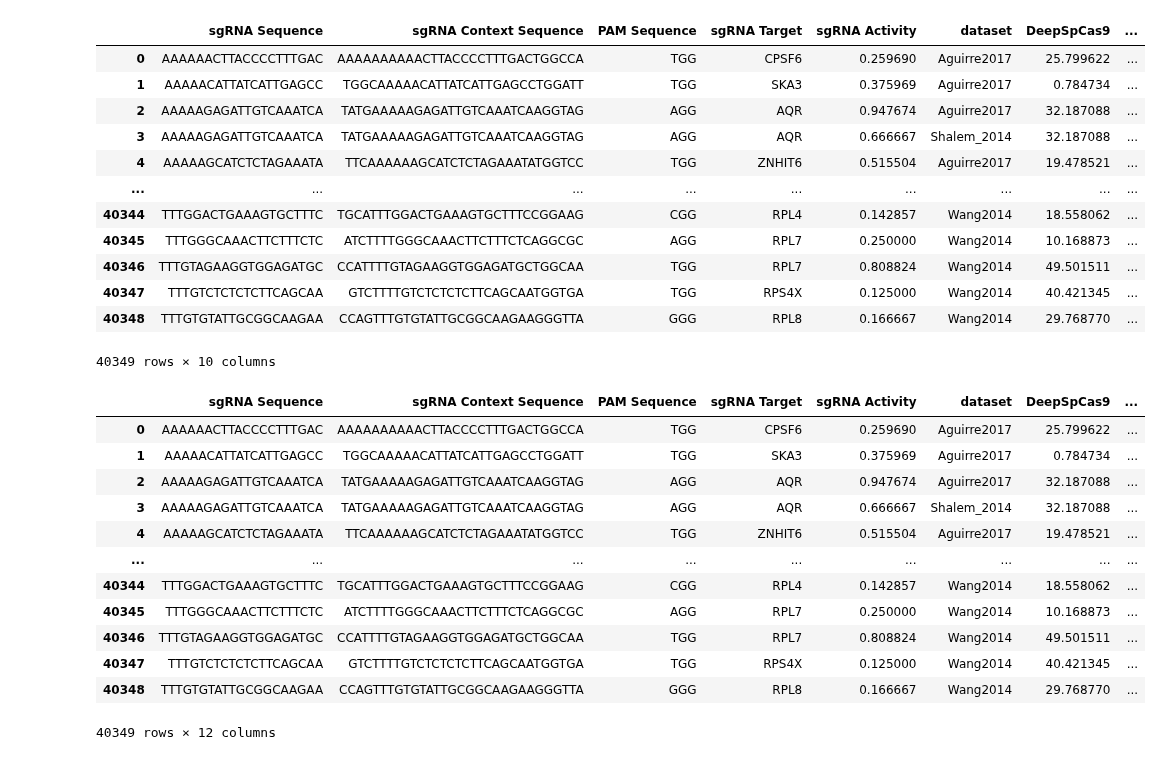
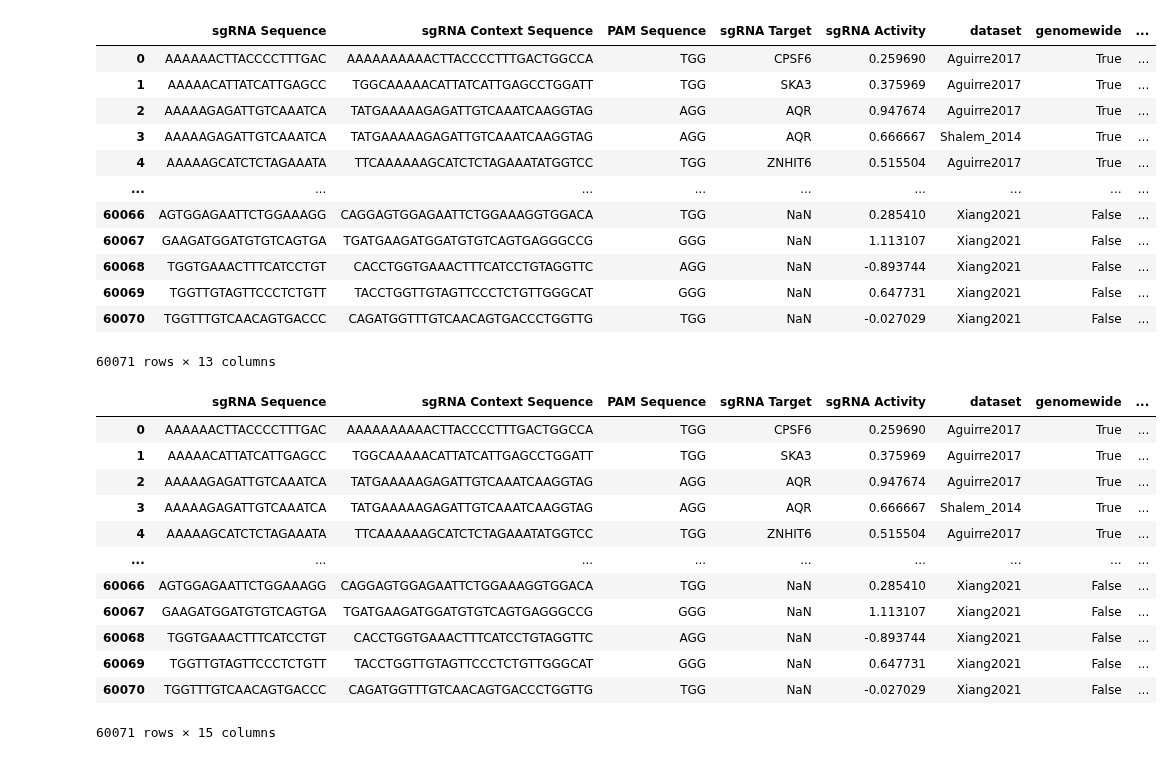
Before and after one commit to gpp-rnd/rs_dev, a Jupyter notebook: code/07_test_seq_model.ipynb, the cells around one changed output. Drawn from its saved outputs; the diff is of its cells as text; code cells hidden in the pictures.

```diff
--- a/code/07_test_seq_model.ipynb
+++ b/code/07_test_seq_model.ipynb
@@ -20,6 +21,7 @@ for ds in dataset_list:
     dataset_activity = ds.get_sg_df(include_group=True,
                                     include_activity=True)
     dataset_activity['dataset'] = ds.name
+    dataset_activity['genomewide'] = ds.genomewide
     dataset_activity_list.append(dataset_activity)
 dataset_activity_df = (pd.concat(dataset_activity_list)
                        .reset_index(drop=True))
@@ -41,31 +43,32 @@ dataset_activity_df
 # %%
 model_prediction_list = [deepspcas9_predictions,
-                         rule_set2_predictions]
+                         rule_set2_predictions,
+                         crispron_predictions]
 for model_prediction in model_prediction_list:
     model_prediction.load_model_predictions()
     model_prediction.set_sgrnas()
     dataset_activity_df = dataset_activity_df.merge(model_prediction.prediction_df,
                                                     how='inner',
                                                     on=['sgRNA Sequence',
                                                         'sgRNA Context Sequence',
                                                         'PAM Sequence'])
     dataset_activity_df[model_prediction.name + ' train'] = (dataset_activity_df['sgRNA Sequence']
                                                              .isin(model_prediction.sgrnas))
 dataset_activity_df
 # %% [output]
-|  | sgRNA Sequence | sgRNA Context Sequence | PAM Sequence | sgRNA Target | sgRNA Activity | dataset | DeepSpCas9 | ... |
-| 0 | AAAAAACTTACCCCTTTGAC | AAAAAAAAAACTTACCCCTTTGACTGGCCA | TGG | CPSF6 | 0.259690 | Aguirre2017 | 25.799622 | ... |
-| 1 | AAAAACATTATCATTGAGCC | TGGCAAAAACATTATCATTGAGCCTGGATT | TGG | SKA3 | 0.375969 | Aguirre2017 | 0.784734 | ... |
-| 2 | AAAAAGAGATTGTCAAATCA | TATGAAAAAGAGATTGTCAAATCAAGGTAG | AGG | AQR | 0.947674 | Aguirre2017 | 32.187088 | ... |
-| 3 | AAAAAGAGATTGTCAAATCA | TATGAAAAAGAGATTGTCAAATCAAGGTAG | AGG | AQR | 0.666667 | Shalem_2014 | 32.187088 | ... |
-| 4 | AAAAAGCATCTCTAGAAATA | TTCAAAAAAGCATCTCTAGAAATATGGTCC | TGG | ZNHIT6 | 0.515504 | Aguirre2017 | 19.478521 | ... |
+|  | sgRNA Sequence | sgRNA Context Sequence | PAM Sequence | sgRNA Target | sgRNA Activity | dataset | genomewide | ... |
+| 0 | AAAAAACTTACCCCTTTGAC | AAAAAAAAAACTTACCCCTTTGACTGGCCA | TGG | CPSF6 | 0.259690 | Aguirre2017 | True | ... |
+| 1 | AAAAACATTATCATTGAGCC | TGGCAAAAACATTATCATTGAGCCTGGATT | TGG | SKA3 | 0.375969 | Aguirre2017 | True | ... |
+| 2 | AAAAAGAGATTGTCAAATCA | TATGAAAAAGAGATTGTCAAATCAAGGTAG | AGG | AQR | 0.947674 | Aguirre2017 | True | ... |
+| 3 | AAAAAGAGATTGTCAAATCA | TATGAAAAAGAGATTGTCAAATCAAGGTAG | AGG | AQR | 0.666667 | Shalem_2014 | True | ... |
+| 4 | AAAAAGCATCTCTAGAAATA | TTCAAAAAAGCATCTCTAGAAATATGGTCC | TGG | ZNHIT6 | 0.515504 | Aguirre2017 | True | ... |
 | ... | ... | ... | ... | ... | ... | ... | ... | ... |
-| 40344 | TTTGGACTGAAAGTGCTTTC | TGCATTTGGACTGAAAGTGCTTTCCGGAAG | CGG | RPL4 | 0.142857 | Wang2014 | 18.558062 | ... |
-| 40345 | TTTGGGCAAACTTCTTTCTC | ATCTTTTGGGCAAACTTCTTTCTCAGGCGC | AGG | RPL7 | 0.250000 | Wang2014 | 10.168873 | ... |
-| 40346 | TTTGTAGAAGGTGGAGATGC | CCATTTTGTAGAAGGTGGAGATGCTGGCAA | TGG | RPL7 | 0.808824 | Wang2014 | 49.501511 | ... |
-| 40347 | TTTGTCTCTCTCTTCAGCAA | GTCTTTTGTCTCTCTCTTCAGCAATGGTGA | TGG | RPS4X | 0.125000 | Wang2014 | 40.421345 | ... |
-| 40348 | TTTGTGTATTGCGGCAAGAA | CCAGTTTGTGTATTGCGGCAAGAAGGGTTA | GGG | RPL8 | 0.166667 | Wang2014 | 29.768770 | ... |
+| 60066 | AGTGGAGAATTCTGGAAAGG | CAGGAGTGGAGAATTCTGGAAAGGTGGACA | TGG | NaN | 0.285410 | Xiang2021 | False | ... |
+| 60067 | GAAGATGGATGTGTCAGTGA | TGATGAAGATGGATGTGTCAGTGAGGGCCG | GGG | NaN | 1.113107 | Xiang2021 | False | ... |
+| 60068 | TGGTGAAACTTTCATCCTGT | CACCTGGTGAAACTTTCATCCTGTAGGTTC | AGG | NaN | -0.893744 | Xiang2021 | False | ... |
+| 60069 | TGGTTGTAGTTCCCTCTGTT | TACCTGGTTGTAGTTCCCTCTGTTGGGCAT | GGG | NaN | 0.647731 | Xiang2021 | False | ... |
+| 60070 | TGGTTTGTCAACAGTGACCC | CAGATGGTTTGTCAACAGTGACCCTGGTTG | TGG | NaN | -0.027029 | Xiang2021 | False | ... |
-40349 rows × 10 columns
+60071 rows × 13 columns
 # %%
 train_data_list = list()
 for ds in dataset_list:
@@ -83,19 +86,19 @@ dataset_activity_df['Rule Set 3'] = model.predict(X)
 dataset_activity_df['Rule Set 3 train'] = dataset_activity_df['sgRNA Sequence'].isin(train_data_sgs)
 dataset_activity_df
 # %% [output]
-|  | sgRNA Sequence | sgRNA Context Sequence | PAM Sequence | sgRNA Target | sgRNA Activity | dataset | DeepSpCas9 | ... |
-| 0 | AAAAAACTTACCCCTTTGAC | AAAAAAAAAACTTACCCCTTTGACTGGCCA | TGG | CPSF6 | 0.259690 | Aguirre2017 | 25.799622 | ... |
-| 1 | AAAAACATTATCATTGAGCC | TGGCAAAAACATTATCATTGAGCCTGGATT | TGG | SKA3 | 0.375969 | Aguirre2017 | 0.784734 | ... |
-| 2 | AAAAAGAGATTGTCAAATCA | TATGAAAAAGAGATTGTCAAATCAAGGTAG | AGG | AQR | 0.947674 | Aguirre2017 | 32.187088 | ... |
-| 3 | AAAAAGAGATTGTCAAATCA | TATGAAAAAGAGATTGTCAAATCAAGGTAG | AGG | AQR | 0.666667 | Shalem_2014 | 32.187088 | ... |
-| 4 | AAAAAGCATCTCTAGAAATA | TTCAAAAAAGCATCTCTAGAAATATGGTCC | TGG | ZNHIT6 | 0.515504 | Aguirre2017 | 19.478521 | ... |
+|  | sgRNA Sequence | sgRNA Context Sequence | PAM Sequence | sgRNA Target | sgRNA Activity | dataset | genomewide | ... |
+| 0 | AAAAAACTTACCCCTTTGAC | AAAAAAAAAACTTACCCCTTTGACTGGCCA | TGG | CPSF6 | 0.259690 | Aguirre2017 | True | ... |
+| 1 | AAAAACATTATCATTGAGCC | TGGCAAAAACATTATCATTGAGCCTGGATT | TGG | SKA3 | 0.375969 | Aguirre2017 | True | ... |
+| 2 | AAAAAGAGATTGTCAAATCA | TATGAAAAAGAGATTGTCAAATCAAGGTAG | AGG | AQR | 0.947674 | Aguirre2017 | True | ... |
+| 3 | AAAAAGAGATTGTCAAATCA | TATGAAAAAGAGATTGTCAAATCAAGGTAG | AGG | AQR | 0.666667 | Shalem_2014 | True | ... |
+| 4 | AAAAAGCATCTCTAGAAATA | TTCAAAAAAGCATCTCTAGAAATATGGTCC | TGG | ZNHIT6 | 0.515504 | Aguirre2017 | True | ... |
 | ... | ... | ... | ... | ... | ... | ... | ... | ... |
-| 40344 | TTTGGACTGAAAGTGCTTTC | TGCATTTGGACTGAAAGTGCTTTCCGGAAG | CGG | RPL4 | 0.142857 | Wang2014 | 18.558062 | ... |
-| 40345 | TTTGGGCAAACTTCTTTCTC | ATCTTTTGGGCAAACTTCTTTCTCAGGCGC | AGG | RPL7 | 0.250000 | Wang2014 | 10.168873 | ... |
-| 40346 | TTTGTAGAAGGTGGAGATGC | CCATTTTGTAGAAGGTGGAGATGCTGGCAA | TGG | RPL7 | 0.808824 | Wang2014 | 49.501511 | ... |
-| 40347 | TTTGTCTCTCTCTTCAGCAA | GTCTTTTGTCTCTCTCTTCAGCAATGGTGA | TGG | RPS4X | 0.125000 | Wang2014 | 40.421345 | ... |
-| 40348 | TTTGTGTATTGCGGCAAGAA | CCAGTTTGTGTATTGCGGCAAGAAGGGTTA | GGG | RPL8 | 0.166667 | Wang2014 | 29.768770 | ... |
+| 60066 | AGTGGAGAATTCTGGAAAGG | CAGGAGTGGAGAATTCTGGAAAGGTGGACA | TGG | NaN | 0.285410 | Xiang2021 | False | ... |
+| 60067 | GAAGATGGATGTGTCAGTGA | TGATGAAGATGGATGTGTCAGTGAGGGCCG | GGG | NaN | 1.113107 | Xiang2021 | False | ... |
+| 60068 | TGGTGAAACTTTCATCCTGT | CACCTGGTGAAACTTTCATCCTGTAGGTTC | AGG | NaN | -0.893744 | Xiang2021 | False | ... |
+| 60069 | TGGTTGTAGTTCCCTCTGTT | TACCTGGTTGTAGTTCCCTCTGTTGGGCAT | GGG | NaN | 0.647731 | Xiang2021 | False | ... |
+| 60070 | TGGTTTGTCAACAGTGACCC | CAGATGGTTTGTCAACAGTGACCCTGGTTG | TGG | NaN | -0.027029 | Xiang2021 | False | ... |
-40349 rows × 12 columns
+60071 rows × 15 columns
 # %%
 score_cols = ['Rule Set 3'] + [m.name for m in model_prediction_list]
 guide_train_cols = [name + ' train' for name in score_cols]
```
Also changed, not shown: parts of 9 cells of this notebook, 5 other files.
